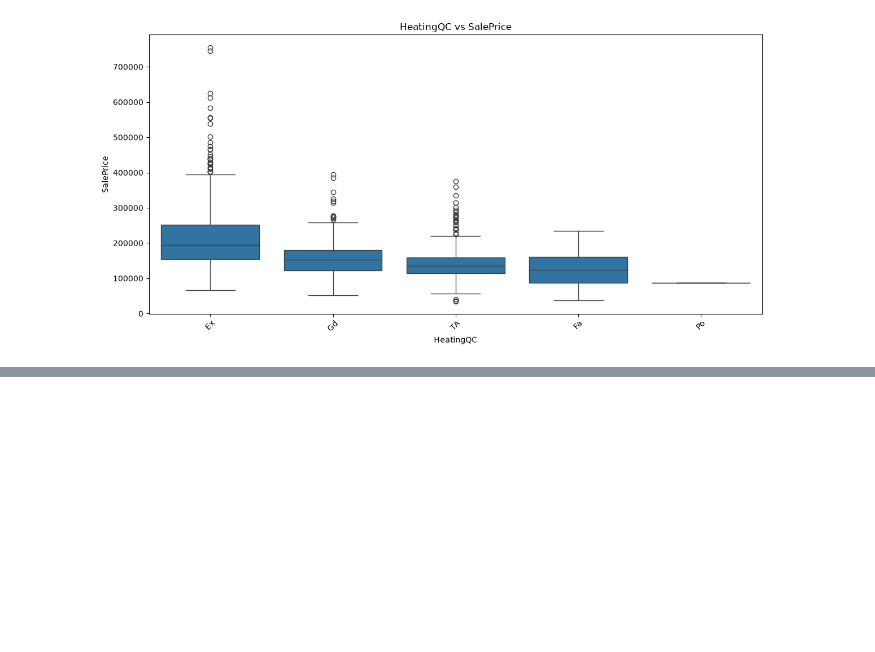
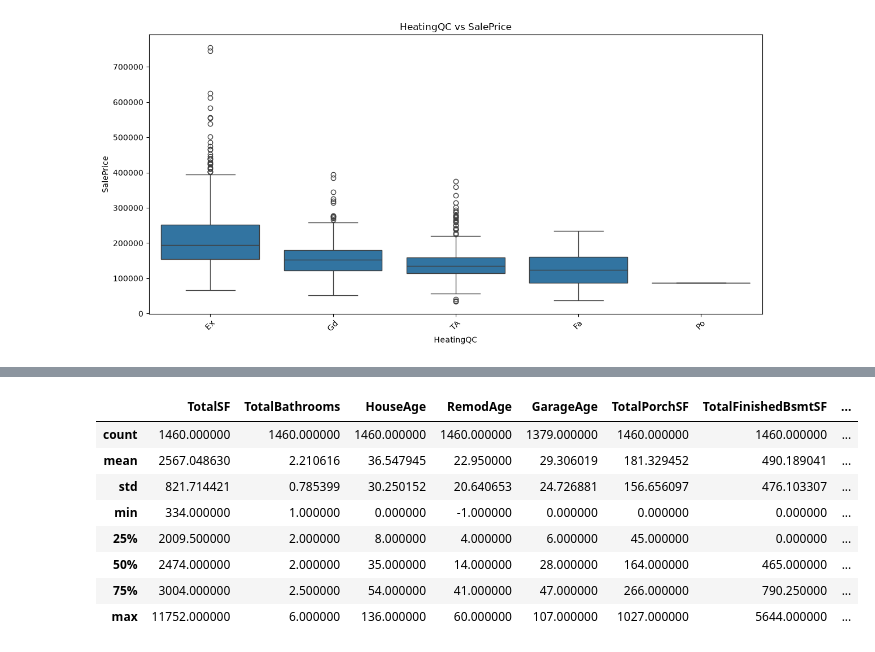
Before and after one commit to humairathameem/PricePredict-Ames-Housing, a Jupyter notebook: Notebooks/House_Price_Prediction.ipynb, the cells around one changed output, grey strips where cells are left out. Saved outputs shown, nothing was run; the diff lists cells and outputs as text; code cells hidden in the pictures; blank space fills up the shorter version.

```diff
--- a/Notebooks/House_Price_Prediction.ipynb
+++ b/Notebooks/House_Price_Prediction.ipynb
@@ -637,0 +683,37 @@ for feature in important_categorical_features:
+# %%
+# Total Porch Square Footage Feature
+train_df["TotalPorchSF"] = (
+    train_df["OpenPorchSF"].fillna(0)
+    + train_df["EnclosedPorch"].fillna(0)
+    + train_df["3SsnPorch"].fillna(0)
+    + train_df["ScreenPorch"].fillna(0)
+    + train_df["WoodDeckSF"].fillna(0)
+)
+# %%
+# Total Finished Basement Square Footage Feature
+train_df["TotalFinishedBsmtSF"] = (
+    train_df["BsmtFinSF1"].fillna(0)
+    + train_df["BsmtFinSF2"].fillna(0)
+)
+# %%
+# Overall Quality and Above Ground Living Area Interaction Feature
+train_df["OverallQual_GrLivArea"] = (
+    train_df["OverallQual"]
+    * train_df["GrLivArea"]
+)
+# %%
+# View engineered features
+engineered_features = [
+    "TotalSF",
+    "TotalBathrooms",
+    "HouseAge",
+    "RemodAge",
+    "GarageAge",
+    "TotalPorchSF",
+    "TotalFinishedBsmtSF",
+    "OverallQual_GrLivArea"
+]
+
+display(
+    train_df[engineered_features].head()
+)
@@ -637,0 +727,15 @@ for feature in important_categorical_features:
+# %%
+# Summary Statistics of Engineered Features
+display(
+    train_df[engineered_features].describe()
+)
+# %% [output]
+|  | TotalSF | TotalBathrooms | HouseAge | RemodAge | GarageAge | TotalPorchSF | TotalFinishedBsmtSF | ... |
+| count | 1460.000000 | 1460.000000 | 1460.000000 | 1460.000000 | 1379.000000 | 1460.000000 | 1460.000000 | ... |
+| mean | 2567.048630 | 2.210616 | 36.547945 | 22.950000 | 29.306019 | 181.329452 | 490.189041 | ... |
+| std | 821.714421 | 0.785399 | 30.250152 | 20.640653 | 24.726881 | 156.656097 | 476.103307 | ... |
+| min | 334.000000 | 1.000000 | 0.000000 | -1.000000 | 0.000000 | 0.000000 | 0.000000 | ... |
+| 25% | 2009.500000 | 2.000000 | 8.000000 | 4.000000 | 6.000000 | 45.000000 | 0.000000 | ... |
+| 50% | 2474.000000 | 2.000000 | 35.000000 | 14.000000 | 28.000000 | 164.000000 | 465.000000 | ... |
+| 75% | 3004.000000 | 2.500000 | 54.000000 | 41.000000 | 47.000000 | 266.000000 | 790.250000 | ... |
+| max | 11752.000000 | 6.000000 | 136.000000 | 60.000000 | 107.000000 | 1027.000000 | 5644.000000 | ... |
```
Also changed, not shown: parts of 101 cells of this notebook.
